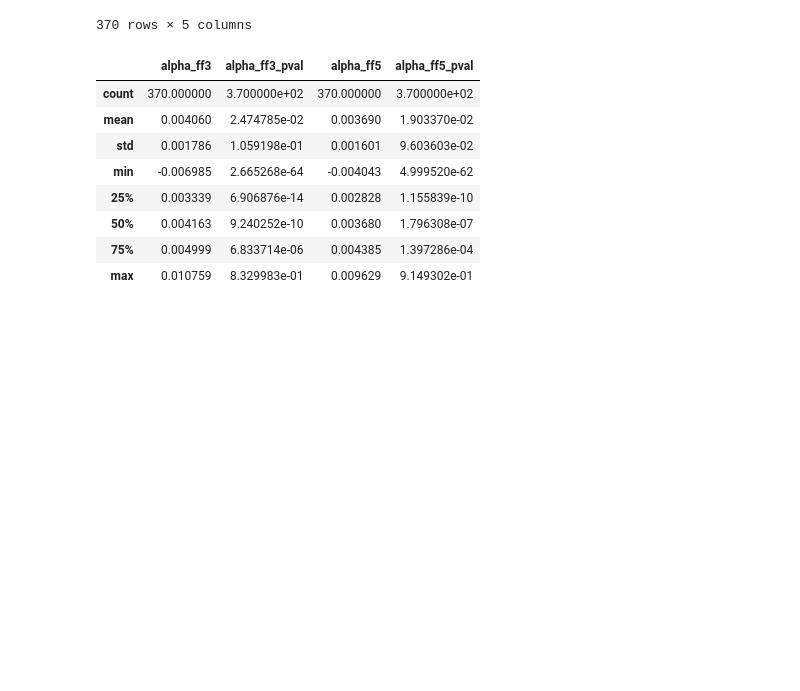
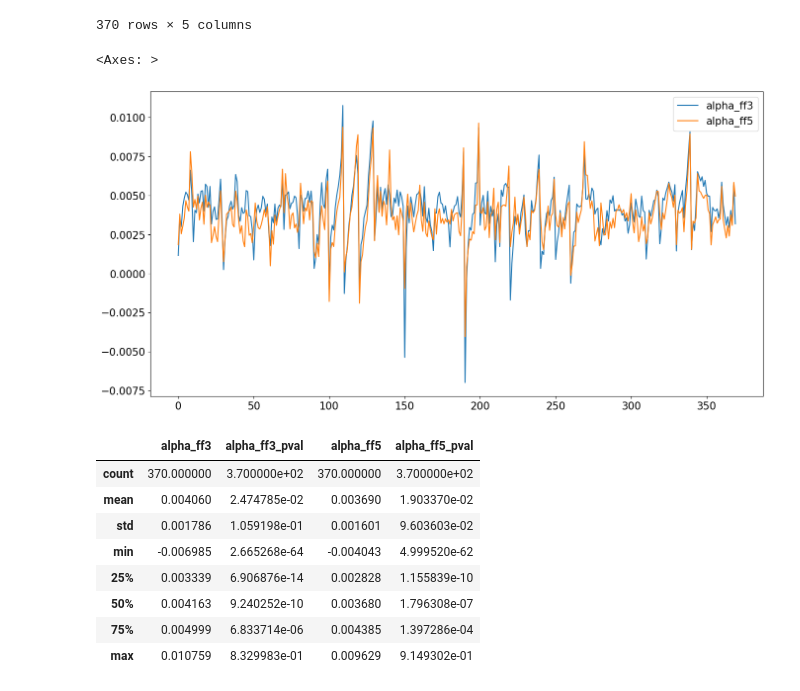
Before and after one commit to lmaksymenko/BerkeleyCourses, a Jupyter notebook: MFE230E/Answers_to_PS7_230E.ipynb, the cells around one changed output. Cells and saved outputs as stored; diff of their text form; code cells hidden in the pictures; blank space fills up the shorter version.

```diff
--- a/MFE230E/Answers_to_PS7_230E.ipynb
+++ b/MFE230E/Answers_to_PS7_230E.ipynb
@@ -103,6 +103,11 @@ ff_pricing_errors
 | 368 | (valueem, p9) | 0.005635 | 3.506965e-07 | 0.005828 | 2.984409e-07 |
 | 369 | (valueem, p10) | 0.003192 | 5.239589e-02 | 0.004954 | 3.055765e-03 |
 370 rows × 5 columns
+# %%
+ff_pricing_errors[["alpha_ff3", "alpha_ff5"]].plot()
+# %% [output]
+<Axes: >
+[figure, added]
 # %%
 ff_pricing_errors.describe()
 # %% [output]
```
Also changed, not shown: parts of 9 cells of this notebook.
